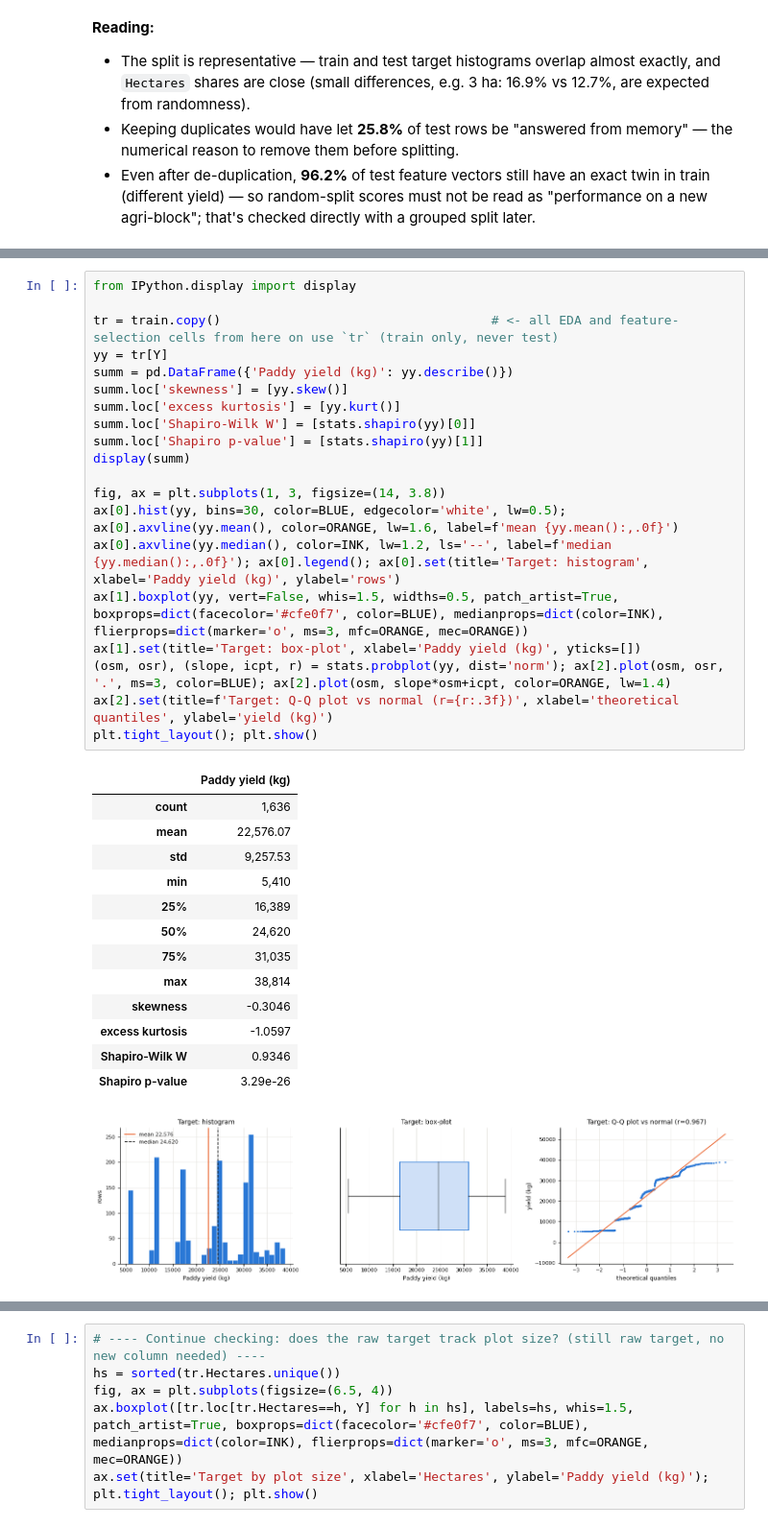
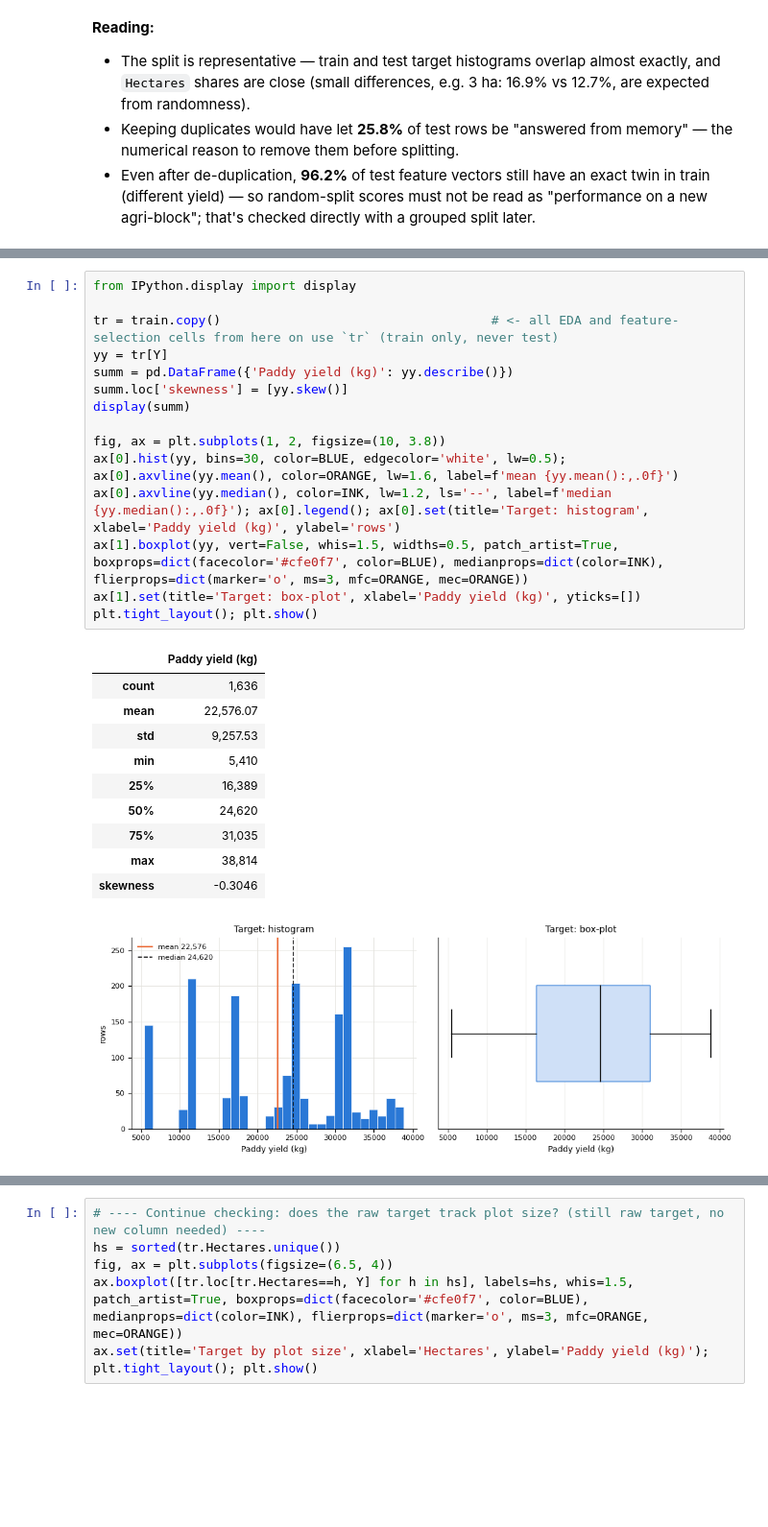
Before and after one commit to phattanaratjeedjeen-sudo/paddy, a Jupyter notebook: src/paddy_ML_regression.ipynb, the cells around one changed output, grey strips where cells are left out. Shown at 96% size. Drawn from its saved outputs; the diff is of its cells as text; blank space fills up the shorter version.

```diff
--- a/src/paddy_ML_regression.ipynb
+++ b/src/paddy_ML_regression.ipynb
@@ -386,38 +355,30 @@ After de-duplication, 96.2% of test rows still share their whole FEATURE vector
 # %%
 from IPython.display import display
 
 tr = train.copy()                                    # <- all EDA and feature-selection cells from here on use `tr` (train only, never test)
 yy = tr[Y]
 summ = pd.DataFrame({'Paddy yield (kg)': yy.describe()})
 summ.loc['skewness'] = [yy.skew()]
-summ.loc['excess kurtosis'] = [yy.kurt()]
-summ.loc['Shapiro-Wilk W'] = [stats.shapiro(yy)[0]]
-summ.loc['Shapiro p-value'] = [stats.shapiro(yy)[1]]
 display(summ)
 
-fig, ax = plt.subplots(1, 3, figsize=(14, 3.8))
+fig, ax = plt.subplots(1, 2, figsize=(10, 3.8))
 ax[0].hist(yy, bins=30, color=BLUE, edgecolor='white', lw=0.5); ax[0].axvline(yy.mean(), color=ORANGE, lw=1.6, label=f'mean {yy.mean():,.0f}')
 ax[0].axvline(yy.median(), color=INK, lw=1.2, ls='--', label=f'median {yy.median():,.0f}'); ax[0].legend(); ax[0].set(title='Target: histogram', xlabel='Paddy yield (kg)', ylabel='rows')
 ax[1].boxplot(yy, vert=False, whis=1.5, widths=0.5, patch_artist=True, boxprops=dict(facecolor='#cfe0f7', color=BLUE), medianprops=dict(color=INK), flierprops=dict(marker='o', ms=3, mfc=ORANGE, mec=ORANGE))
 ax[1].set(title='Target: box-plot', xlabel='Paddy yield (kg)', yticks=[])
-(osm, osr), (slope, icpt, r) = stats.probplot(yy, dist='norm'); ax[2].plot(osm, osr, '.', ms=3, color=BLUE); ax[2].plot(osm, slope*osm+icpt, color=ORANGE, lw=1.4)
-ax[2].set(title=f'Target: Q-Q plot vs normal (r={r:.3f})', xlabel='theoretical quantiles', ylabel='yield (kg)')
 plt.tight_layout(); plt.show()
 # %% [output]
 |  | Paddy yield (kg) |
 | count | 1,636 |
 | mean | 22,576.07 |
 | std | 9,257.53 |
 | min | 5,410 |
 | 25% | 16,389 |
 | 50% | 24,620 |
 | 75% | 31,035 |
 | max | 38,814 |
 | skewness | -0.3046 |
-| excess kurtosis | -1.0597 |
-| Shapiro-Wilk W | 0.9346 |
-| Shapiro p-value | 3.29e-26 |
-[figure, old version]
+[figure, new version]
 # %% [markdown]
 ### 4.1 Reading — raw target
 * Mean 22,576 kg, median 24,620 kg, SD 9,258 kg, range 5,410-38,814 kg.
```
Also changed, not shown: parts of 44 cells of this notebook.
